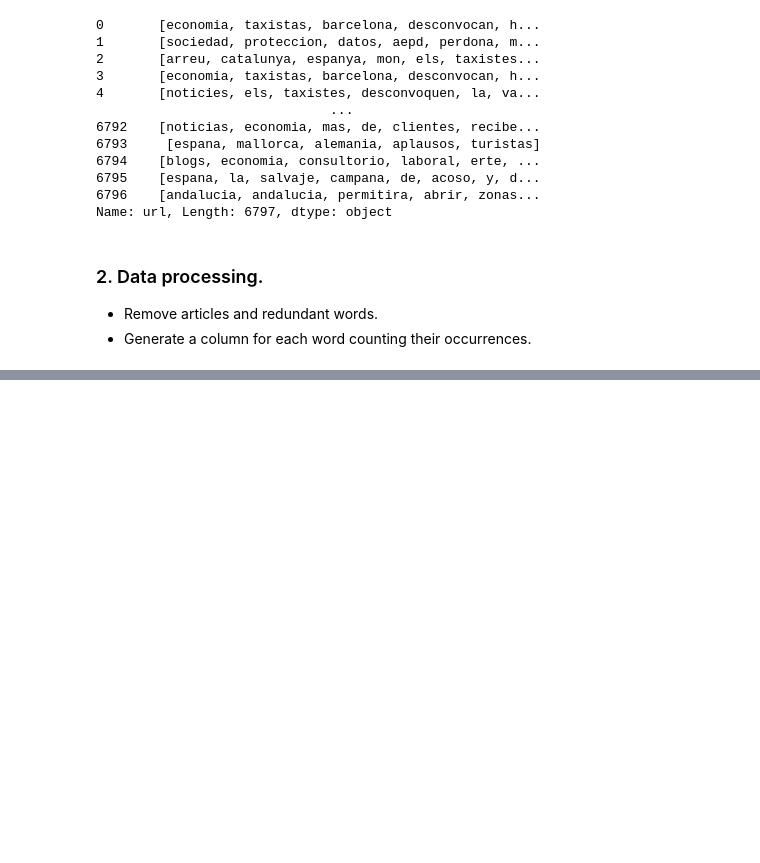
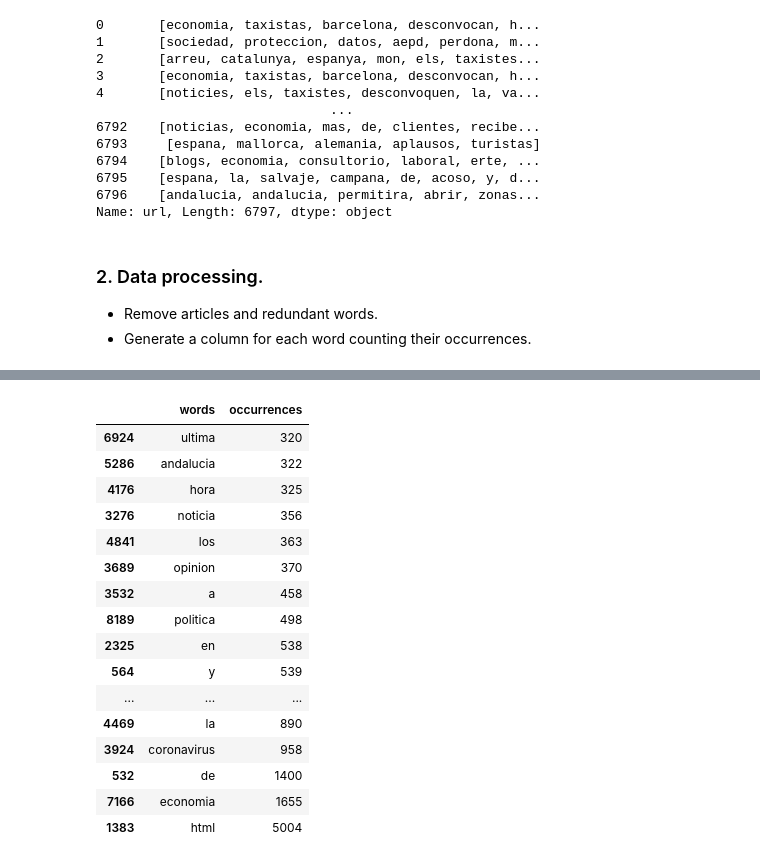
Before and after one commit to albertovpd/automated_sentiment_analysis_20210215, a Jupyter notebook: testing.ipynb, the cells around one changed output, grey strips where cells are left out. Saved outputs shown, nothing was run; the diff lists cells and outputs as text; code cells hidden in the pictures; blank space fills up the shorter version.

```diff
--- a/testing.ipynb
+++ b/testing.ipynb
@@ -106,0 +122,3 @@ Name: url, Length: 6797, dtype: object
+# %%
+df["word_count"]=[word_count(x) for x in df["url"]]
+df[["gdelt_sentiment","word_count","counter"]]
@@ -106,0 +145,12 @@ Name: url, Length: 6797, dtype: object
+# %%
+# lets take all rows and join them
+whole_list=[]
+for row in df.url:
+    whole_list.extend(row)
+# %%
+whole_dict= word_count(whole_list)
+# %%
+table= pd.DataFrame.from_dict(whole_dict, orient="index", columns=["occurrences"])
+#table["words"]=table.index
+table.reset_index(inplace=True)
+table.rename(columns={"index":"words"},inplace=True)
@@ -106,0 +173,20 @@ Name: url, Length: 6797, dtype: object
+# %%
+table.sort_values(by="occurrences").tail(20)
+# %% [output]
+|  | words | occurrences |
+| 6924 | ultima | 320 |
+| 5286 | andalucia | 322 |
+| 4176 | hora | 325 |
+| 3276 | noticia | 356 |
+| 4841 | los | 363 |
+| 3689 | opinion | 370 |
+| 3532 | a | 458 |
+| 8189 | politica | 498 |
+| 2325 | en | 538 |
+| 564 | y | 539 |
+| ... | ... | ... |
+| 4469 | la | 890 |
+| 3924 | coronavirus | 958 |
+| 532 | de | 1400 |
+| 7166 | economia | 1655 |
+| 1383 | html | 5004 |
```
Also changed, not shown: parts of 9 cells of this notebook.
